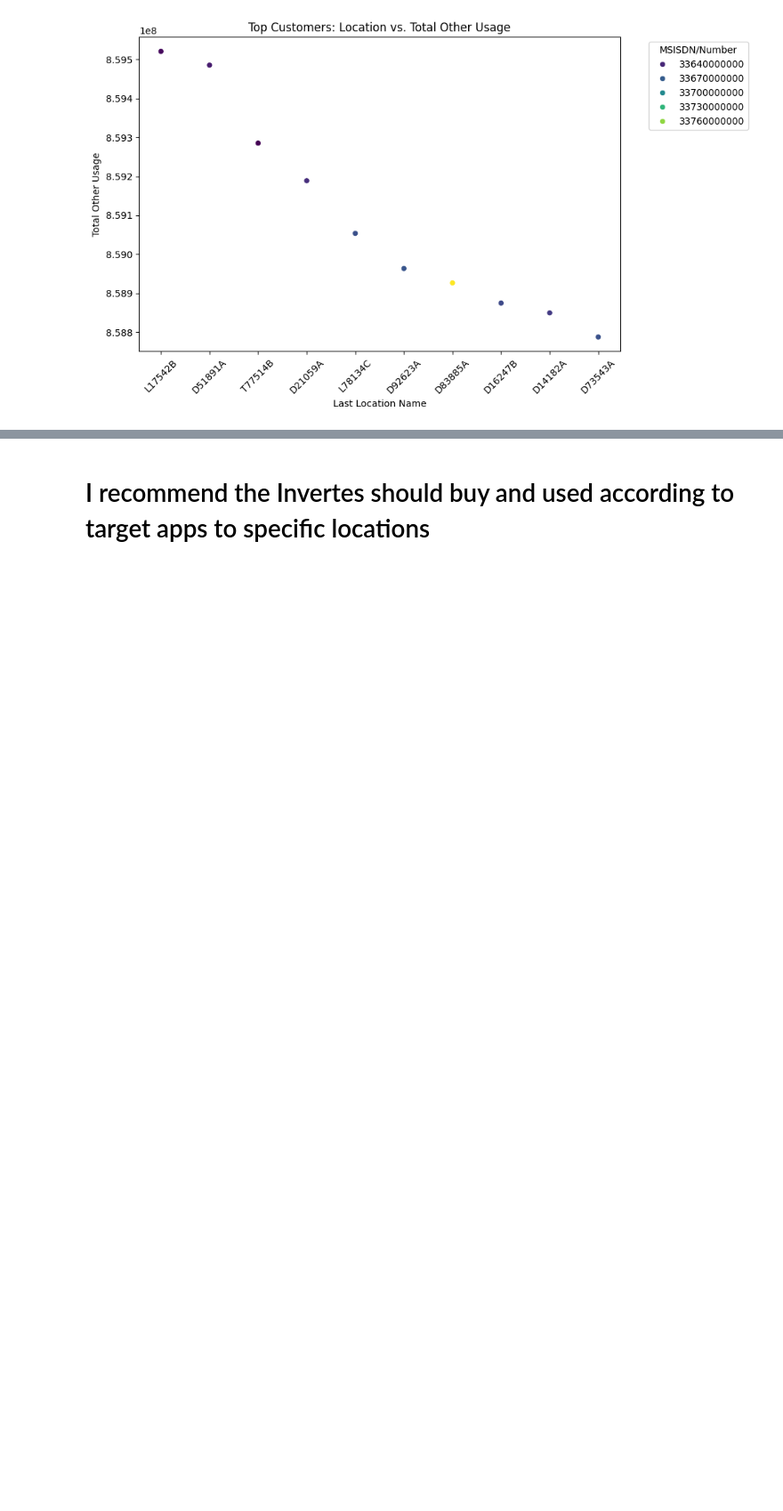
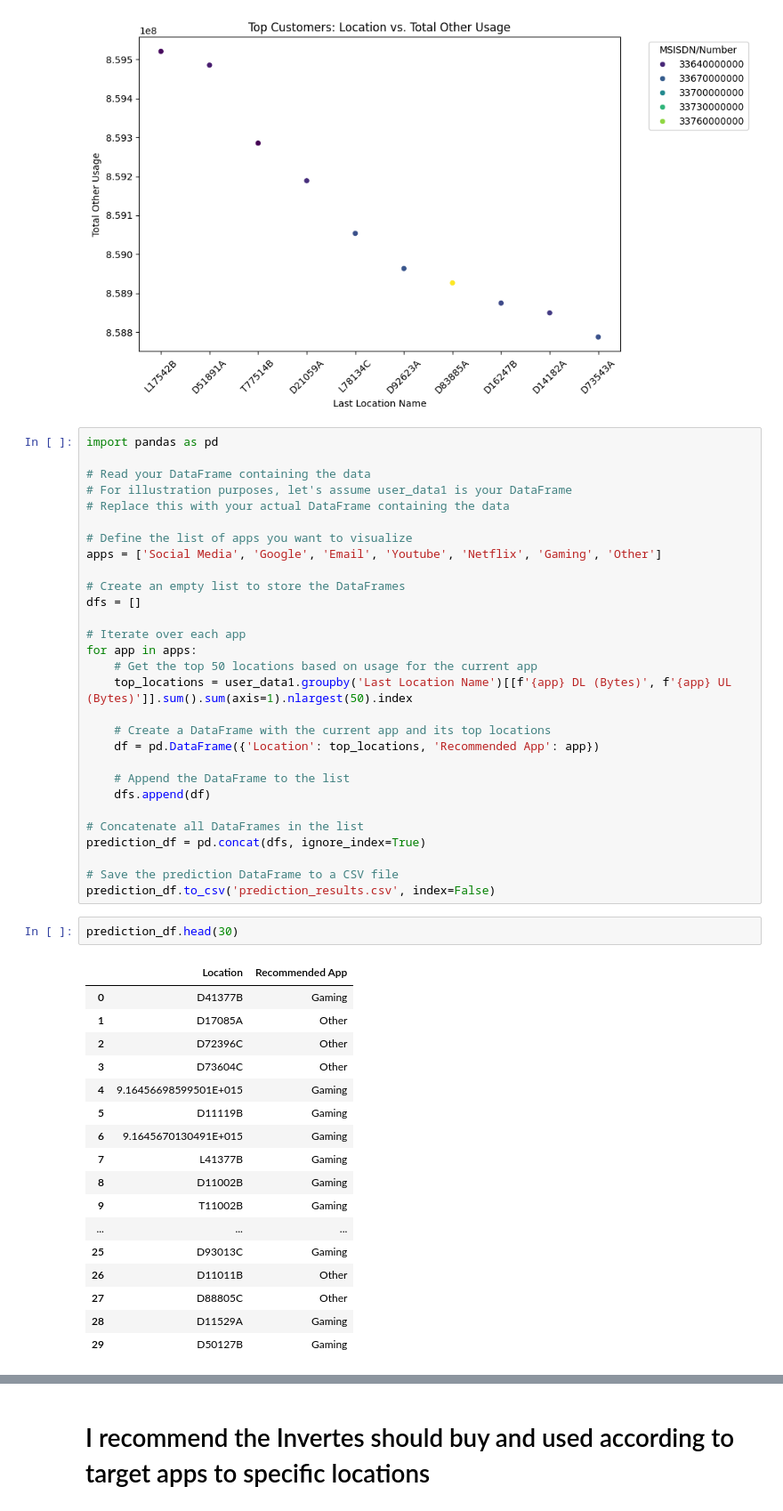
Before and after one commit to Yaadee/profitability_data_analysis, a Jupyter notebook: notebooks/EDA analysis.ipynb, the cells around one changed output, grey strips where cells are left out. Shown at 89% size. Drawn from its saved outputs; the diff is of its cells as text; blank space fills up the shorter version.

```diff
--- a/notebooks/EDA analysis.ipynb
+++ b/notebooks/EDA analysis.ipynb
@@ -1999,3 +1999,52 @@ for app in apps:
 [figure]
 [figure]
 [figure]
+# %%
+import pandas as pd
+
+# Read your DataFrame containing the data
+# For illustration purposes, let's assume user_data1 is your DataFrame
+# Replace this with your actual DataFrame containing the data
+
+# Define the list of apps you want to visualize
+apps = ['Social Media', 'Google', 'Email', 'Youtube', 'Netflix', 'Gaming', 'Other']
+
+# Create an empty list to store the DataFrames
+dfs = []
+
+# Iterate over each app
+for app in apps:
+    # Get the top 50 locations based on usage for the current app
+    top_locations = user_data1.groupby('Last Location Name')[[f'{app} DL (Bytes)', f'{app} UL (Bytes)']].sum().sum(axis=1).nlargest(50).index
+
+    # Create a DataFrame with the current app and its top locations
+    df = pd.DataFrame({'Location': top_locations, 'Recommended App': app})
+
+    # Append the DataFrame to the list
+    dfs.append(df)
+
+# Concatenate all DataFrames in the list
+prediction_df = pd.concat(dfs, ignore_index=True)
+
+# Save the prediction DataFrame to a CSV file
+prediction_df.to_csv('prediction_results.csv', index=False)
+# %%
+prediction_df.head(30)
+# %% [output]
+|  | Location | Recommended App |
+| 0 | D41377B | Gaming |
+| 1 | D17085A | Other |
+| 2 | D72396C | Other |
+| 3 | D73604C | Other |
+| 4 | 9.16456698599501E+015 | Gaming |
+| 5 | D11119B | Gaming |
+| 6 | 9.1645670130491E+015 | Gaming |
+| 7 | L41377B | Gaming |
+| 8 | D11002B | Gaming |
+| 9 | T11002B | Gaming |
+| ... | ... | ... |
+| 25 | D93013C | Gaming |
+| 26 | D11011B | Other |
+| 27 | D88805C | Other |
+| 28 | D11529A | Gaming |
+| 29 | D50127B | Gaming |
```
Also changed, not shown: parts of 2 cells of this notebook, 6 other files.
